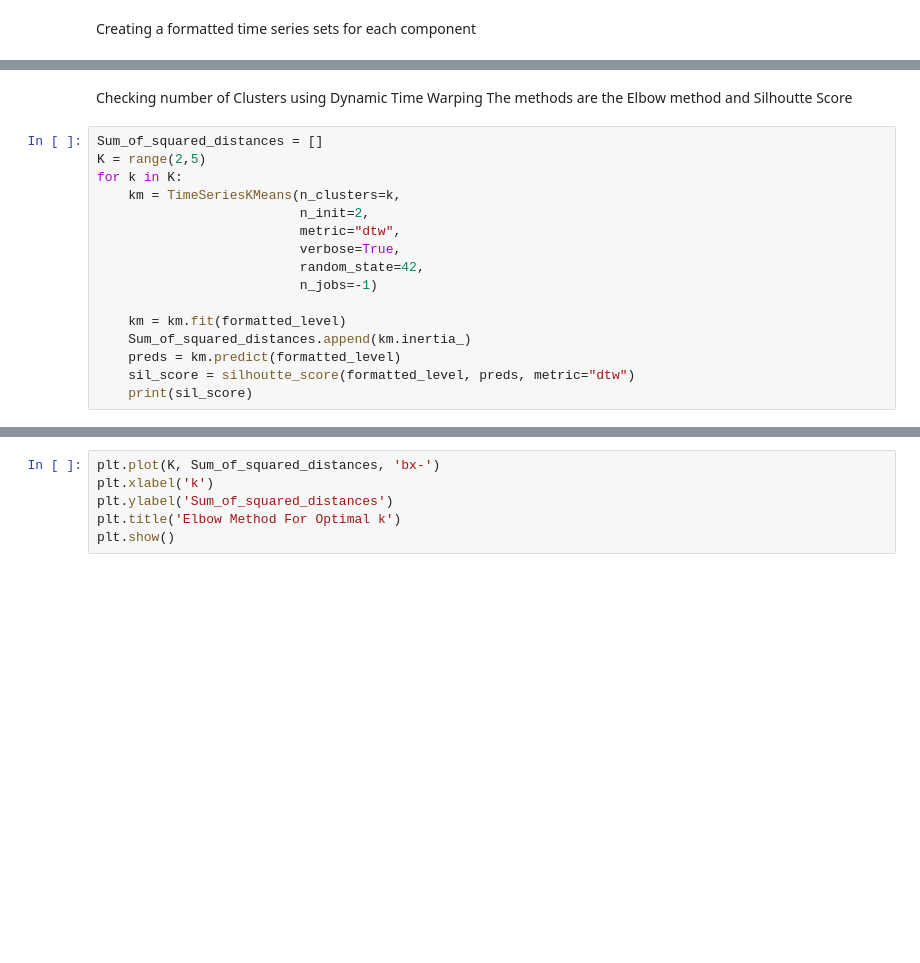
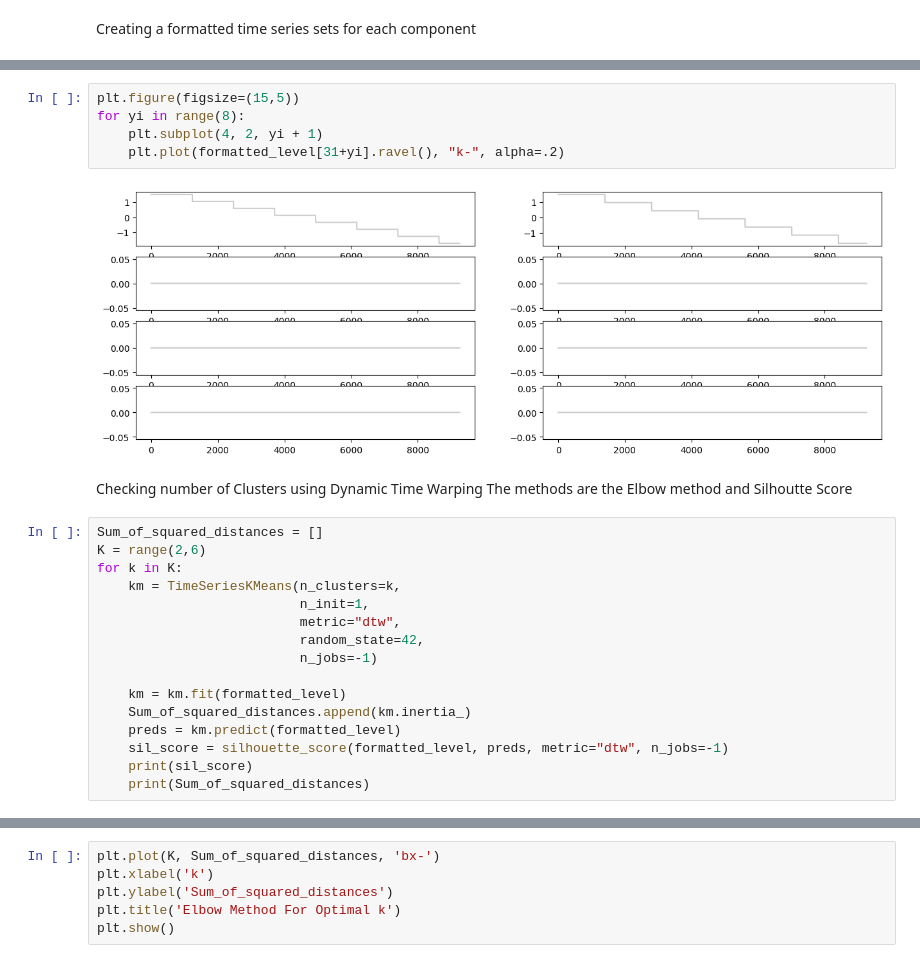
Before and after one commit to gautamvira/Predictive-Maintenance, a Jupyter notebook: cool_sys_predictive_maintenance.ipynb, the cells around one changed output, grey strips where cells are left out. Cells and saved outputs as stored; diff of their text form; blank space fills up the shorter version.

```diff
--- a/cool_sys_predictive_maintenance.ipynb
+++ b/cool_sys_predictive_maintenance.ipynb
@@ -73,22 +76,29 @@ for yi in range(12):
+# %%
+plt.figure(figsize=(15,5))
+for yi in range(8):
+    plt.subplot(4, 2, yi + 1)
+    plt.plot(formatted_level[31+yi].ravel(), "k-", alpha=.2)
+# %% [output]
+[figure, added]
 # %% [markdown]
 Checking number of Clusters using Dynamic Time Warping
 The methods are the Elbow method and Silhoutte Score
 # %%
 Sum_of_squared_distances = []
-K = range(2,5)
+K = range(2,6)
 for k in K:
     km = TimeSeriesKMeans(n_clusters=k,
-                          n_init=2,
+                          n_init=1,
                           metric="dtw",
-                          verbose=True,
                           random_state=42,
                           n_jobs=-1)
 
     km = km.fit(formatted_level)
     Sum_of_squared_distances.append(km.inertia_)
     preds = km.predict(formatted_level)
-    sil_score = silhoutte_score(formatted_level, preds, metric="dtw")
+    sil_score = silhouette_score(formatted_level, preds, metric="dtw", n_jobs=-1)
     print(sil_score)
+    print(Sum_of_squared_distances)
 # %%
 plt.plot(K, Sum_of_squared_distances, 'bx-')
 plt.xlabel('k')
```
Also changed, not shown: parts of 12 cells of this notebook, 1 other file.
